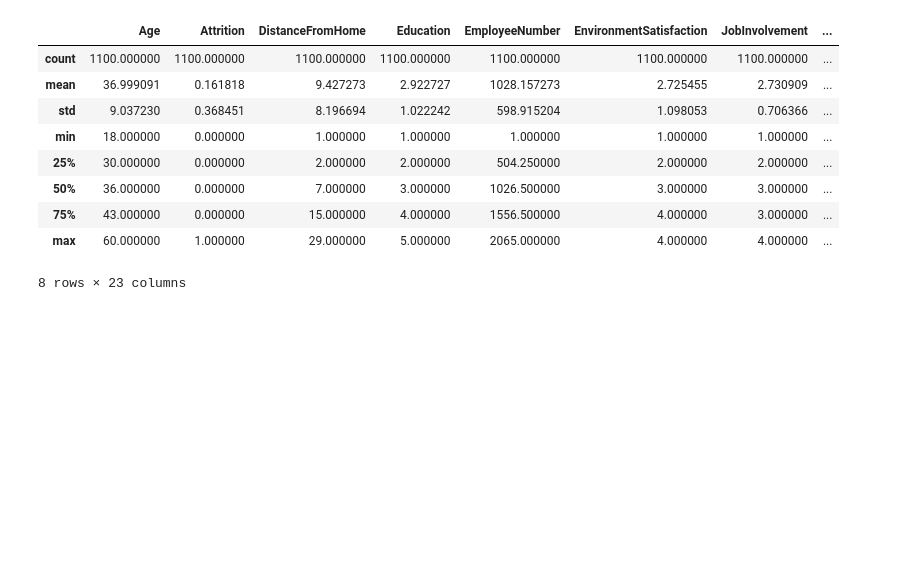
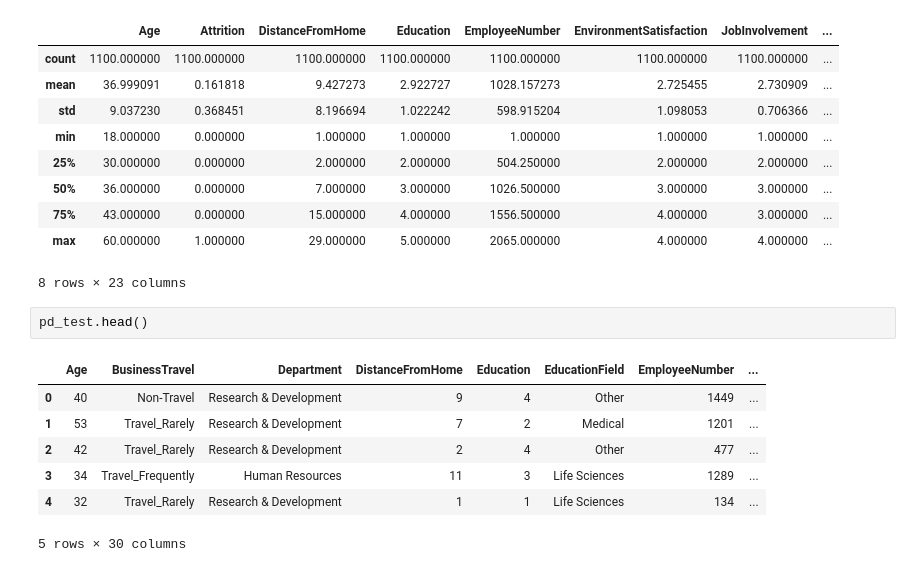
Before and after one commit to AprilYoungs/Attrition_prediction, a Jupyter notebook: Attrition Prediction.ipynb, the cells around one changed output. Cells and saved outputs as stored; diff of their text form; blank space fills up the shorter version.

```diff
--- a/Attrition Prediction.ipynb
+++ b/Attrition Prediction.ipynb
@@ -88,3 +92,13 @@ pd_train.describe()
 | 75% | 43.000000 | 0.000000 | 15.000000 | 4.000000 | 1556.500000 | 4.000000 | 3.000000 | ... |
 | max | 60.000000 | 1.000000 | 29.000000 | 5.000000 | 2065.000000 | 4.000000 | 4.000000 | ... |
 8 rows × 23 columns
+# %%
+pd_test.head()
+# %% [output]
+|  | Age | BusinessTravel | Department | DistanceFromHome | Education | EducationField | EmployeeNumber | ... |
+| 0 | 40 | Non-Travel | Research & Development | 9 | 4 | Other | 1449 | ... |
+| 1 | 53 | Travel_Rarely | Research & Development | 7 | 2 | Medical | 1201 | ... |
+| 2 | 42 | Travel_Rarely | Research & Development | 2 | 4 | Other | 477 | ... |
+| 3 | 34 | Travel_Frequently | Human Resources | 11 | 3 | Life Sciences | 1289 | ... |
+| 4 | 32 | Travel_Rarely | Research & Development | 1 | 1 | Life Sciences | 134 | ... |
+5 rows × 30 columns
```
Also changed, not shown: parts of 8 cells of this notebook, 1 other file.
